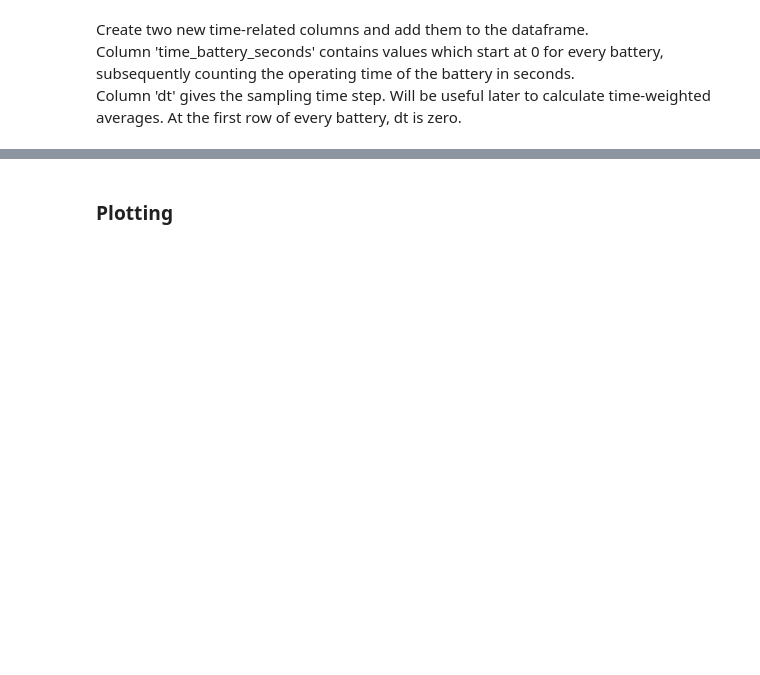
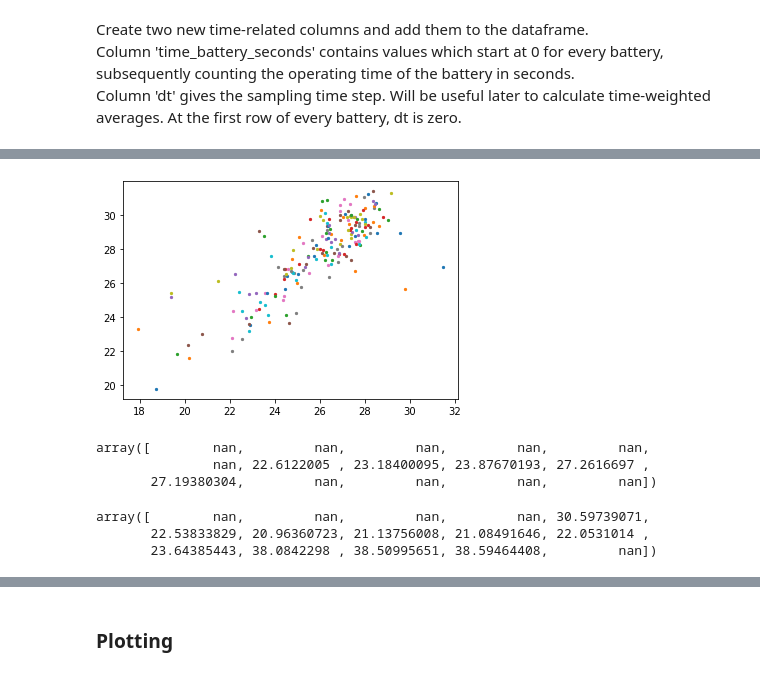
Before and after one commit to EliasGaliounas/BatteryDevBBoxx, a Jupyter notebook: notebooks/dataload.ipynb, the cells around one changed output, grey strips where cells are left out. Drawn from its saved outputs; the diff is of its cells as text; code cells hidden in the pictures; blank space fills up the shorter version.

```diff
--- a/notebooks/dataload.ipynb
+++ b/notebooks/dataload.ipynb
@@ -130,0 +264,21 @@ ts_df_lean.loc[:, "dt_sec"] = dt_sec
+# %%
+f, ax = plt.subplots()
+s=5
+for battery in range(200):
+    x = temp_features[battery,4]
+    y = temp_features[battery,10]
+    ax.scatter(x,y, s=s)
+# %% [output]
+[figure, added]
+# %%
+binning(150, ts_df_lean, bin_edges, 'temperature', month=3)
+# %% [output]
+array([        nan,         nan,         nan,         nan,         nan,
+               nan, 22.6122005 , 23.18400095, 23.87670193, 27.2616697 ,
+       27.19380304,         nan,         nan,         nan,         nan])
+# %%
+binning(150, ts_df_lean, bin_edges, param = 'temperature', statistic = 'min')
+# %% [output]
+array([        nan,         nan,         nan,         nan, 30.59739071,
+       22.53833829, 20.96360723, 21.13756008, 21.08491646, 22.0531014 ,
+       23.64385443, 38.0842298 , 38.50995651, 38.59464408,         nan])
```
Also changed, not shown: parts of 33 cells of this notebook.
